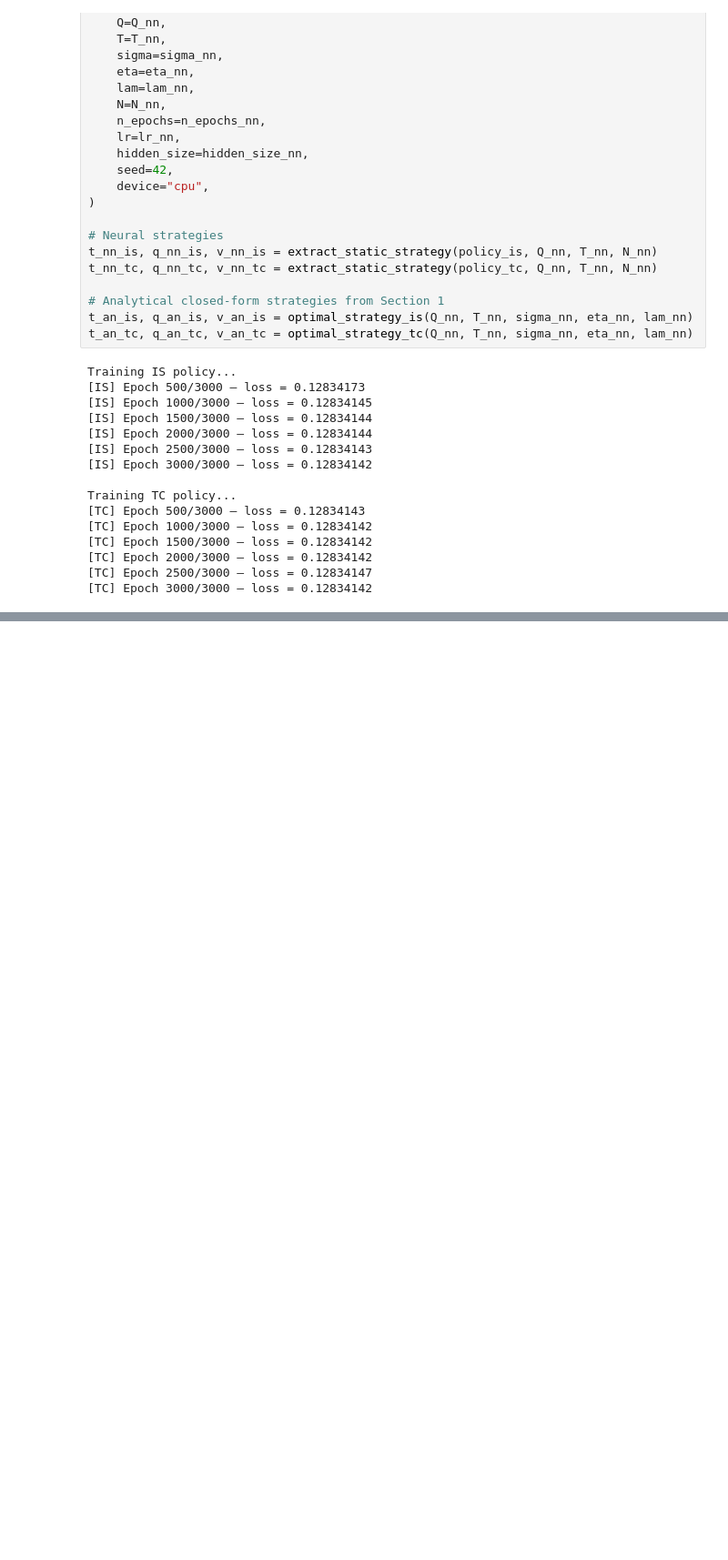
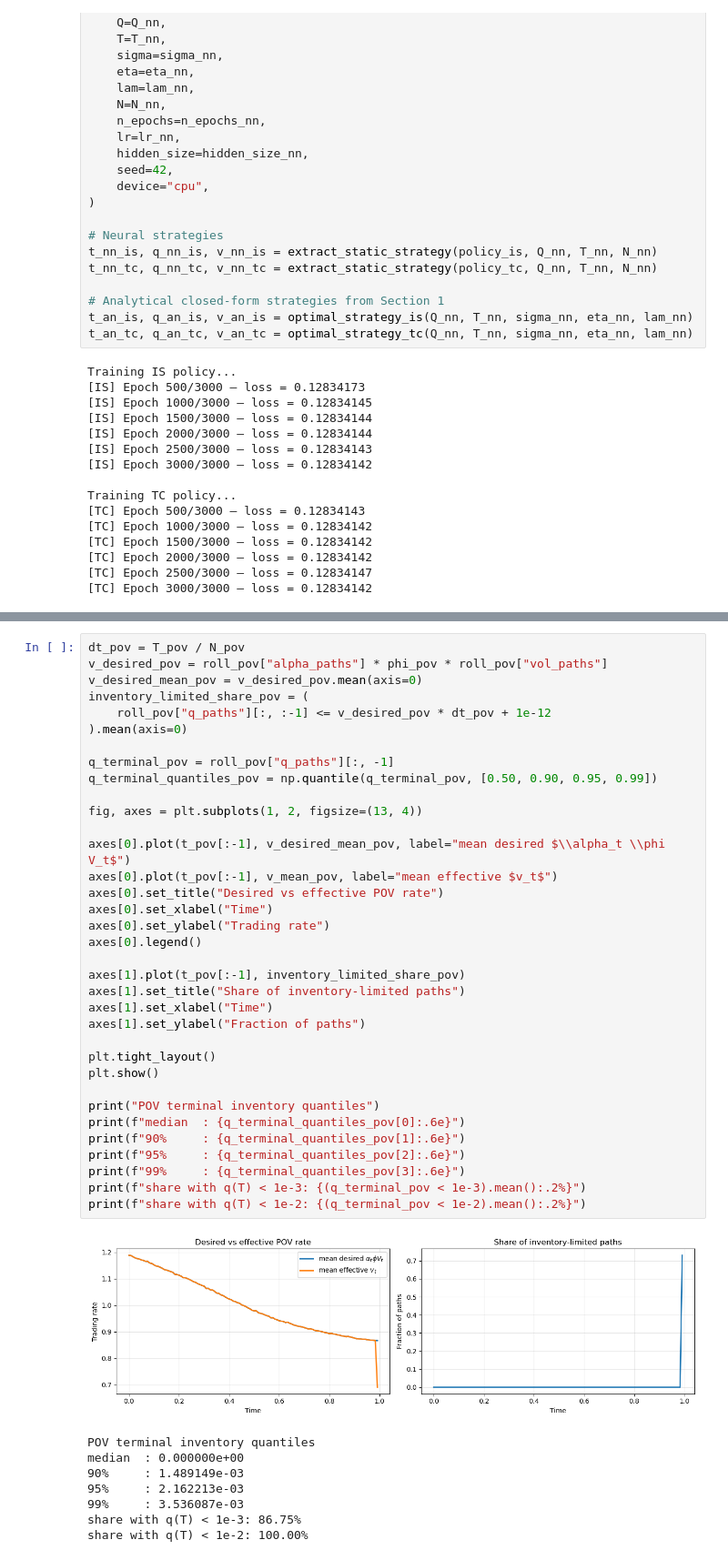
Before and after one commit to BenjaminFernandesNeres/almgren-chriss-extensions, a Jupyter notebook: main.ipynb, the cells around one changed output, grey strips where cells are left out. Shown at 91% size. Drawn from its saved outputs; the diff is of its cells as text; blank space fills up the shorter version.

```diff
--- a/main.ipynb
+++ b/main.ipynb
@@ -917,0 +1080,44 @@ Overall, these results provide a strong validation of the method: in the static
+# %%
+dt_pov = T_pov / N_pov
+v_desired_pov = roll_pov["alpha_paths"] * phi_pov * roll_pov["vol_paths"]
+v_desired_mean_pov = v_desired_pov.mean(axis=0)
+inventory_limited_share_pov = (
+    roll_pov["q_paths"][:, :-1] <= v_desired_pov * dt_pov + 1e-12
+).mean(axis=0)
+
+q_terminal_pov = roll_pov["q_paths"][:, -1]
+q_terminal_quantiles_pov = np.quantile(q_terminal_pov, [0.50, 0.90, 0.95, 0.99])
+
+fig, axes = plt.subplots(1, 2, figsize=(13, 4))
+
+axes[0].plot(t_pov[:-1], v_desired_mean_pov, label="mean desired $\\alpha_t \\phi V_t$")
+axes[0].plot(t_pov[:-1], v_mean_pov, label="mean effective $v_t$")
+axes[0].set_title("Desired vs effective POV rate")
+axes[0].set_xlabel("Time")
+axes[0].set_ylabel("Trading rate")
+axes[0].legend()
+
+axes[1].plot(t_pov[:-1], inventory_limited_share_pov)
+axes[1].set_title("Share of inventory-limited paths")
+axes[1].set_xlabel("Time")
+axes[1].set_ylabel("Fraction of paths")
+
+plt.tight_layout()
+plt.show()
+
+print("POV terminal inventory quantiles")
+print(f"median  : {q_terminal_quantiles_pov[0]:.6e}")
+print(f"90%     : {q_terminal_quantiles_pov[1]:.6e}")
+print(f"95%     : {q_terminal_quantiles_pov[2]:.6e}")
+print(f"99%     : {q_terminal_quantiles_pov[3]:.6e}")
+print(f"share with q(T) < 1e-3: {(q_terminal_pov < 1e-3).mean():.2%}")
+print(f"share with q(T) < 1e-2: {(q_terminal_pov < 1e-2).mean():.2%}")
+# %% [output]
+[figure, added]
+POV terminal inventory quantiles
+median  : 0.000000e+00
+90%     : 1.489149e-03
+95%     : 2.162213e-03
+99%     : 3.536087e-03
+share with q(T) < 1e-3: 86.75%
+share with q(T) < 1e-2: 100.00%
```
Also changed, not shown: parts of 24 cells of this notebook, 6 other files.
